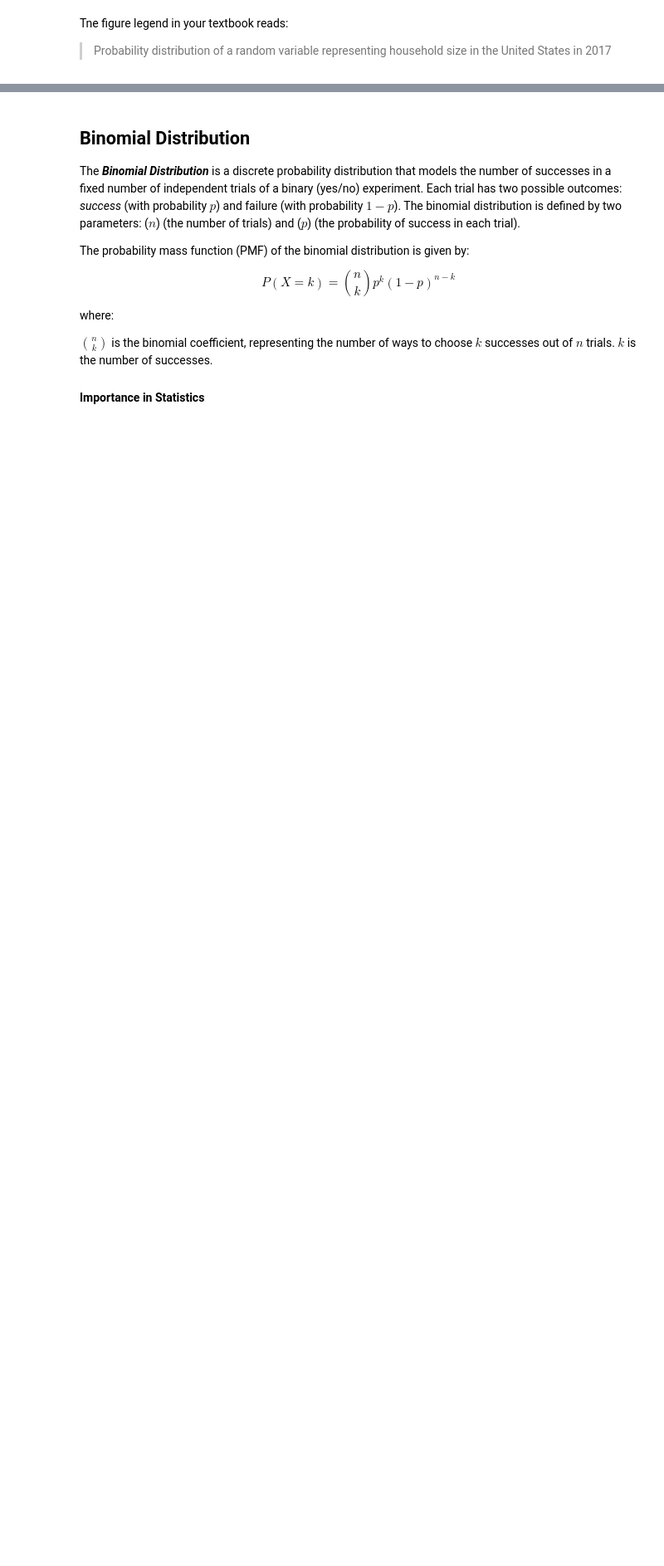
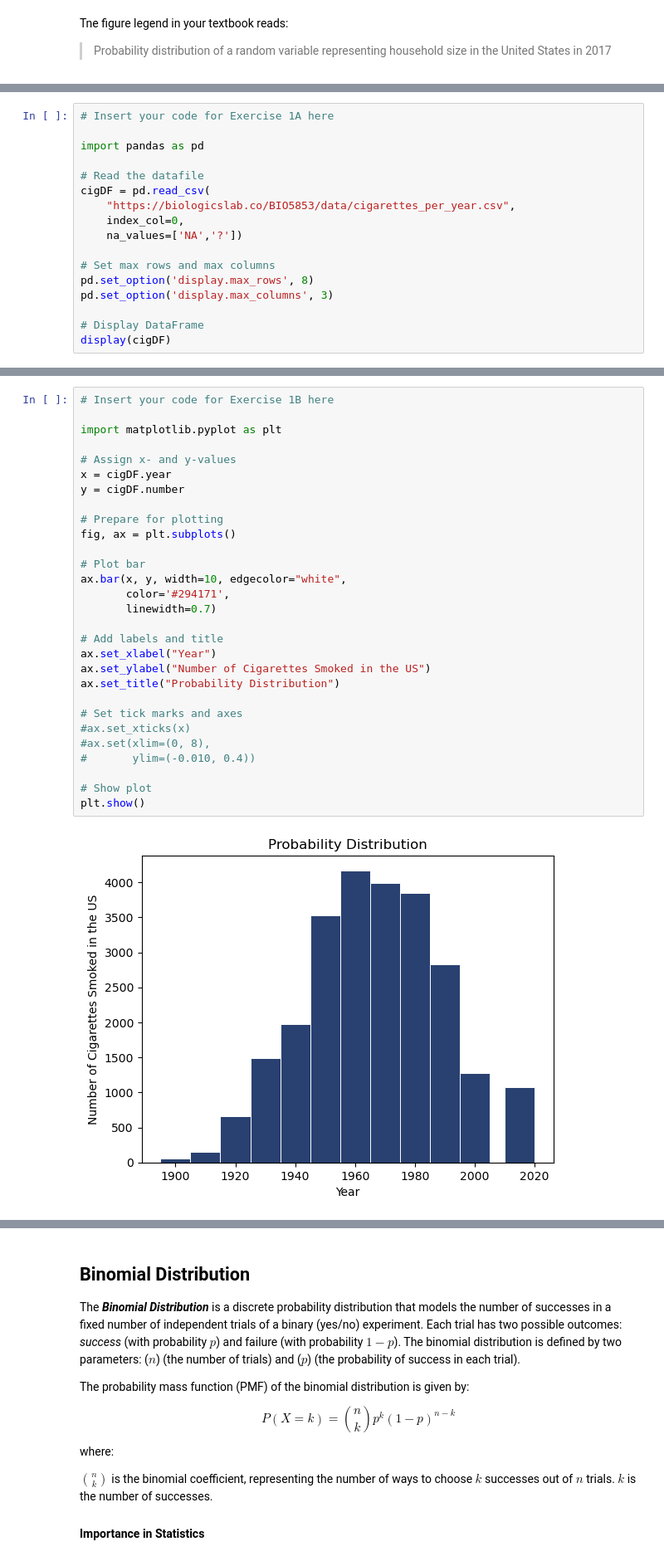
Before and after one commit to DavidSenseman/BIO5853, a Jupyter notebook: Lesson_02_2.ipynb, the cells around one changed output, grey strips where cells are left out. Shown at 83% size. Saved outputs shown, nothing was run; the diff lists cells and outputs as text; blank space fills up the shorter version.

```diff
--- a/Lesson_02_2.ipynb
+++ b/Lesson_02_2.ipynb
@@ -168,0 +200,17 @@ Tne figure legend in your textbook reads:
+# %%
+# Insert your code for Exercise 1A here
+
+import pandas as pd
+
+# Read the datafile
+cigDF = pd.read_csv(
+    "https://biologicslab.co/BIO5853/data/cigarettes_per_year.csv",
+    index_col=0,
+    na_values=['NA','?'])
+
+# Set max rows and max columns
+pd.set_option('display.max_rows', 8)
+pd.set_option('display.max_columns', 3)
+
+# Display DataFrame
+display(cigDF)
@@ -168,0 +253,31 @@ Tne figure legend in your textbook reads:
+# %%
+# Insert your code for Exercise 1B here
+
+import matplotlib.pyplot as plt
+
+# Assign x- and y-values
+x = cigDF.year
+y = cigDF.number
+
+# Prepare for plotting
+fig, ax = plt.subplots()
+
+# Plot bar
+ax.bar(x, y, width=10, edgecolor="white",
+       color='#294171',
+       linewidth=0.7)
+
+# Add labels and title
+ax.set_xlabel("Year")
+ax.set_ylabel("Number of Cigarettes Smoked in the US")
+ax.set_title("Probability Distribution")
+
+# Set tick marks and axes
+#ax.set_xticks(x)
+#ax.set(xlim=(0, 8),
+#       ylim=(-0.010, 0.4))
+
+# Show plot
+plt.show()
+# %% [output]
+[figure, added]
```
Also changed, not shown: parts of 22 cells of this notebook.
